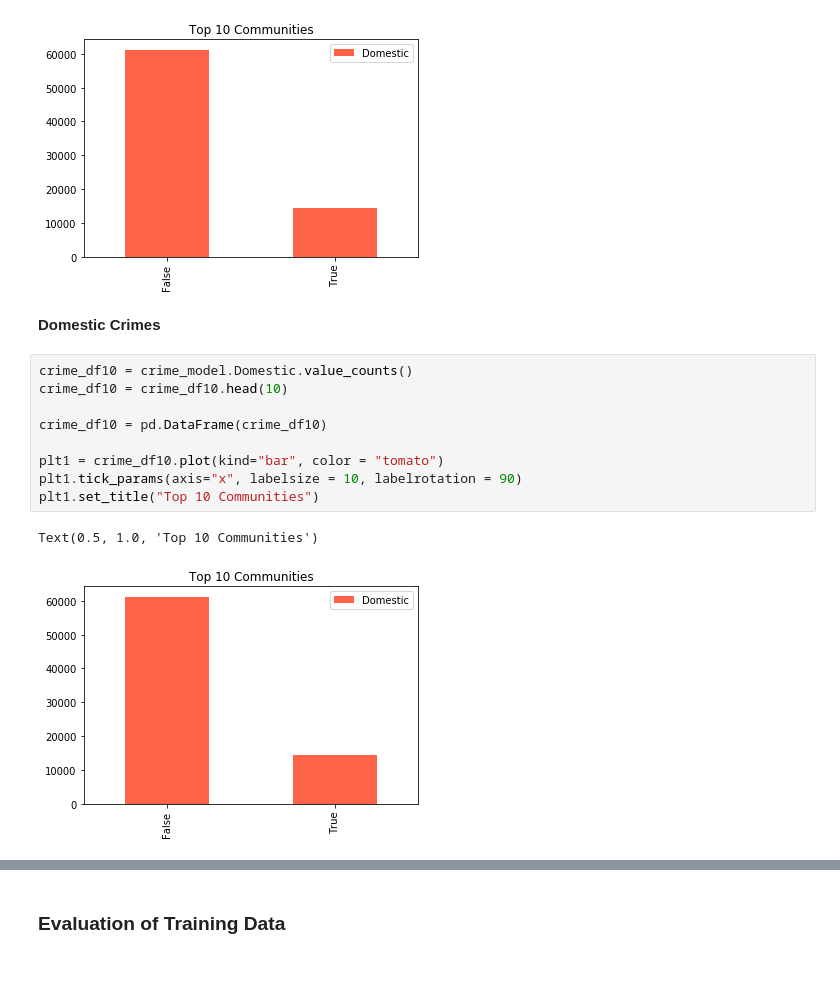
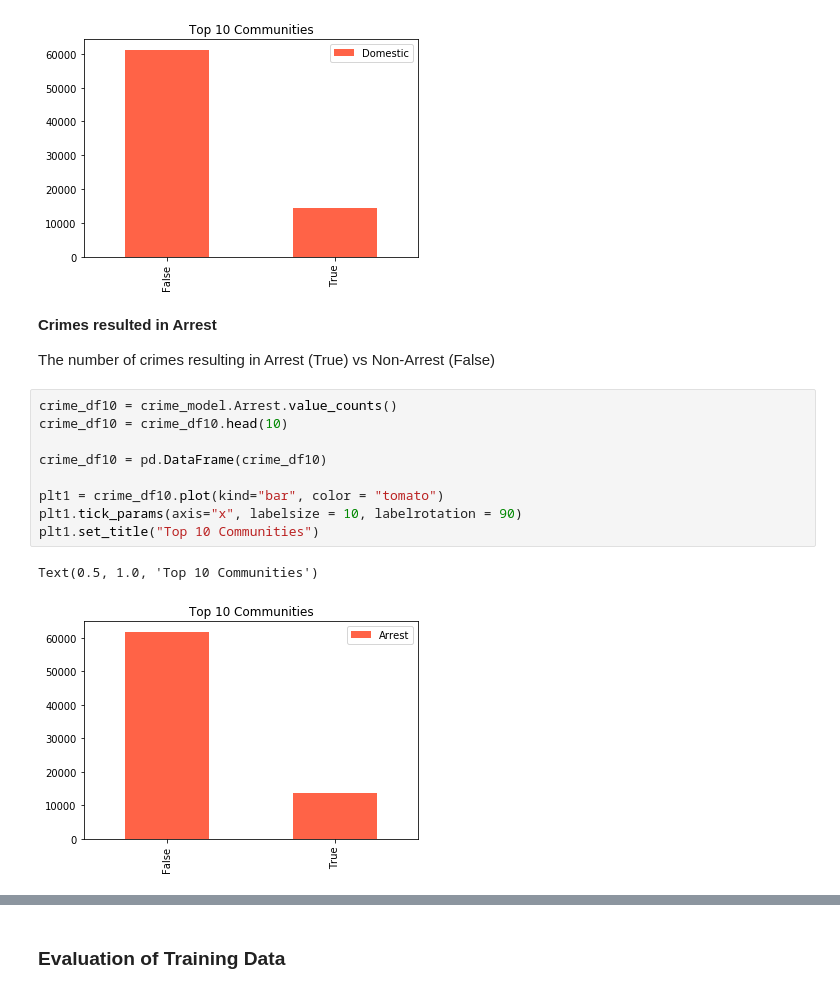
Before and after one commit to meghutch/Chicago_Crimes, a Jupyter notebook: Chicago_Crime_Analysis.ipynb, the cells around one changed output, grey strips where cells are left out. Saved outputs shown, nothing was run; the diff lists cells and outputs as text.

Commit message:
commit wip results analysis write-up

```diff
--- a/Chicago_Crime_Analysis.ipynb
+++ b/Chicago_Crime_Analysis.ipynb
@@ -363,17 +385,19 @@ plt1.set_title("Top 10 Communities")
 # %% [output]
 Text(0.5, 1.0, 'Top 10 Communities')
 [figure]
-# %% [markdown]
-**Domestic Crimes**
+# %% [markdown]
+**Crimes resulted in Arrest**
+
+The number of crimes resulting in Arrest (True) vs Non-Arrest (False)
 # %%
-crime_df10 = crime_model.Domestic.value_counts()
+crime_df10 = crime_model.Arrest.value_counts()
 crime_df10 = crime_df10.head(10)
 
 crime_df10 = pd.DataFrame(crime_df10)
 
 plt1 = crime_df10.plot(kind="bar", color = "tomato")
 plt1.tick_params(axis="x", labelsize = 10, labelrotation = 90)
 plt1.set_title("Top 10 Communities")
 # %% [output]
 Text(0.5, 1.0, 'Top 10 Communities')
-[figure, old version]
+[figure, new version]
```
Also changed, not shown: parts of 16 cells of this notebook.
